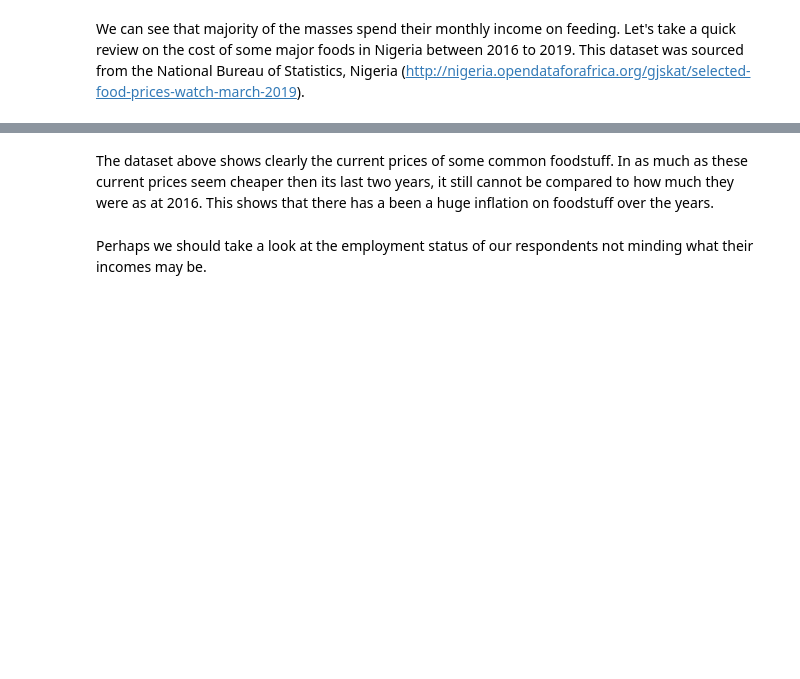
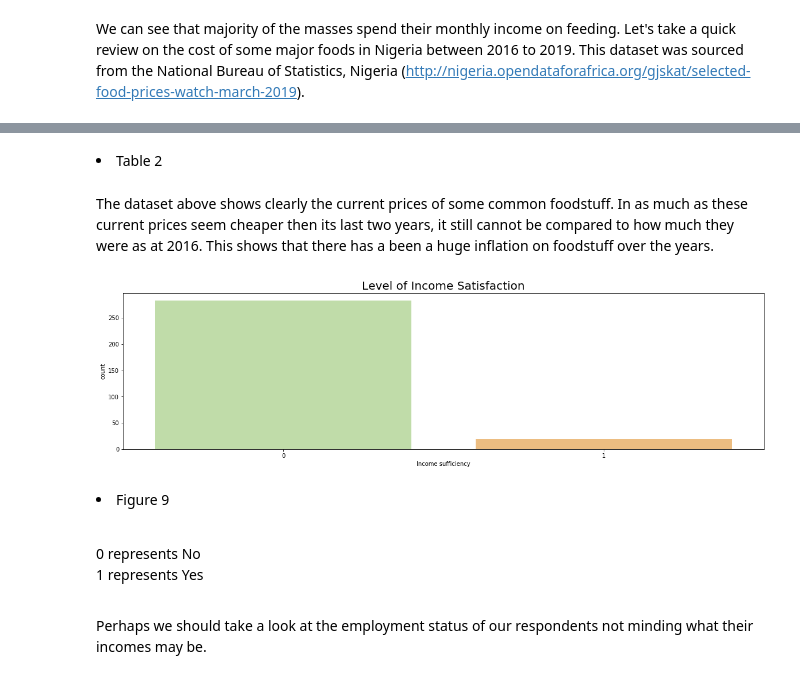
Before and after one commit to sharonibejih/Analysis-on-Nigerians-Demography, a Jupyter notebook: PROJECT .ipynb, the cells around one changed output, grey strips where cells are left out. Drawn from its saved outputs; the diff is of its cells as text; code cells hidden in the pictures; blank space fills up the shorter version.

```diff
--- a/PROJECT .ipynb
+++ b/PROJECT .ipynb
@@ -504,8 +523,25 @@ Food_prices
 | 9 | NG | Nigeria | Yam tuber | units | 1kg | 156.585849 | 255.864752 | 254.509000 | 200.882499 |
 | 10 | NG | Nigeria | Rice,imported high quality sold l... | units | 1kg | 270.141179 | 418.706058 | 363.334932 | 361.901145 |
 | 11 | NG | Nigeria | Tomato | units | 1kg | 207.237698 | 268.643471 | 267.094150 | 240.297190 |
+# %% [markdown]
+<li> Table 2
 # %% [markdown]
 The dataset above shows clearly the current prices of some common foodstuff. In as much as these current prices seem cheaper then its last two years, it still cannot be compared to how much they were as at 2016. This shows that there has a been a huge inflation on foodstuff over the years.
+# %%
+%matplotlib inline
+import matplotlib.pyplot as plt
+
+plt.rcParams['figure.figsize'] = (20, 5)
+sns.countplot(Data['Income sufficiency'], palette = 'Spectral_r')
+plt.title('Level of Income Satisfaction', fontsize = 20)
+plt.show()
+# %% [output]
+[figure, added]
+# %% [markdown]
+<li> Figure 9
+
+<br>0 represents No</br>
+<br>1 represents Yes </br>
 # %% [markdown]
 Perhaps we should take a look at the employment status of our respondents not minding what their incomes may be.
 # %%
```
Also changed, not shown: parts of 19 cells of this notebook.
